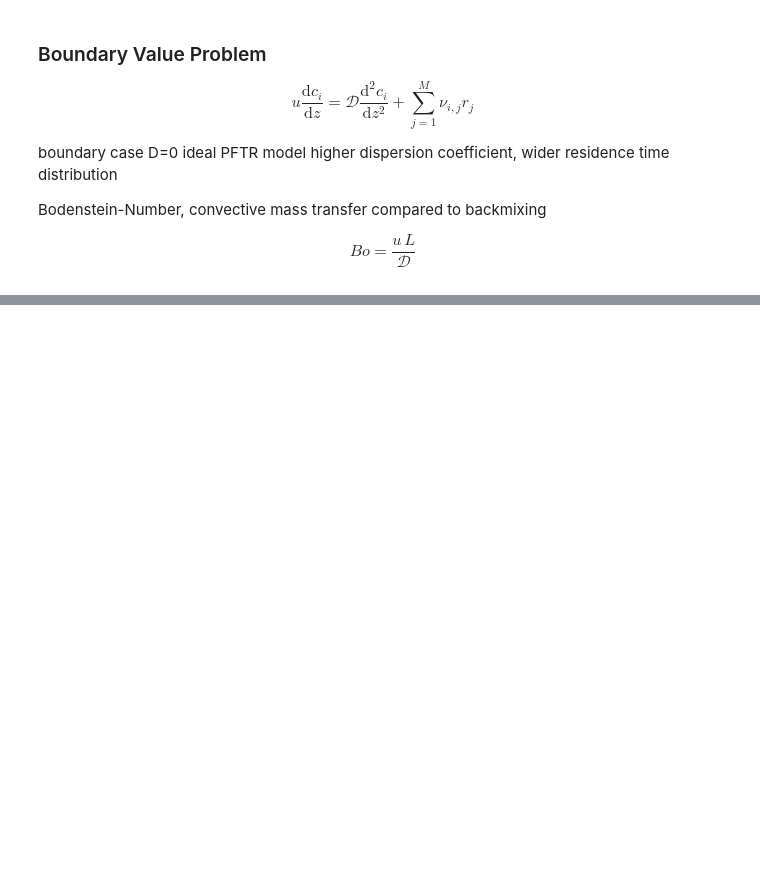
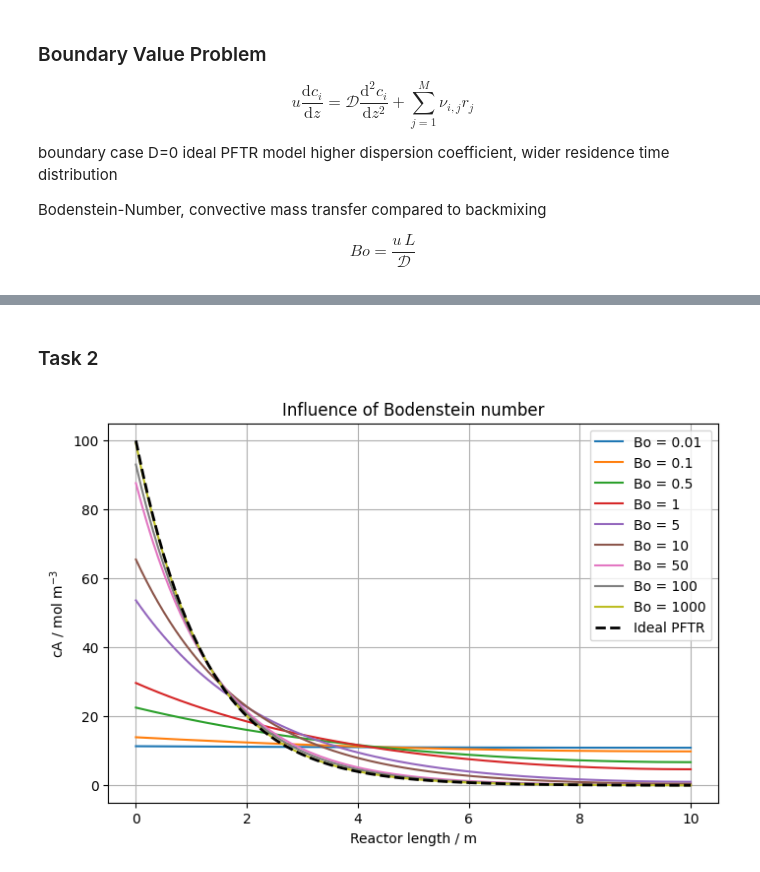
Before and after one commit to franzi-j/Assignment-4, a Jupyter notebook: Assigment_4_CRE III_Franzi.ipynb, the cells around one changed output, grey strips where cells are left out. Cells and saved outputs as stored; diff of their text form; code cells hidden in the pictures; blank space fills up the shorter version.

```diff
--- a/Assigment_4_CRE III_Franzi.ipynb
+++ b/Assigment_4_CRE III_Franzi.ipynb
@@ -158,0 +205,37 @@ def bc(ya, yb):
+# %% [markdown]
+### Task 2
+# %%
+Bo_list = [0.01, 0.1, 0.5, 1, 5, 10, 50, 100, 1000]
+
+plt.figure(figsize=(8,5))
+
+for Bo in Bo_list:
+
+    D_ax = u * L / Bo
+
+    sol_re = solve_bvp(
+        PFTR_re,
+        bc,
+        z,
+        y_init,
+        max_nodes=10000
+    )
+
+    plt.plot(sol_re.x,
+             sol_re.y[0],
+             label=f"Bo = {Bo}")
+
+plt.plot(sol_id.t,
+         sol_id.y[0],
+         "k--",
+         linewidth=2,
+         label="Ideal PFTR")
+
+plt.xlabel("Reactor length / m")
+plt.ylabel("cA / mol m$^{-3}$")
+plt.title("Influence of Bodenstein number")
+plt.grid(True)
+plt.legend()
+plt.show()
+# %% [output]
+[figure, added]
```
Also changed, not shown: parts of 6 cells of this notebook.
